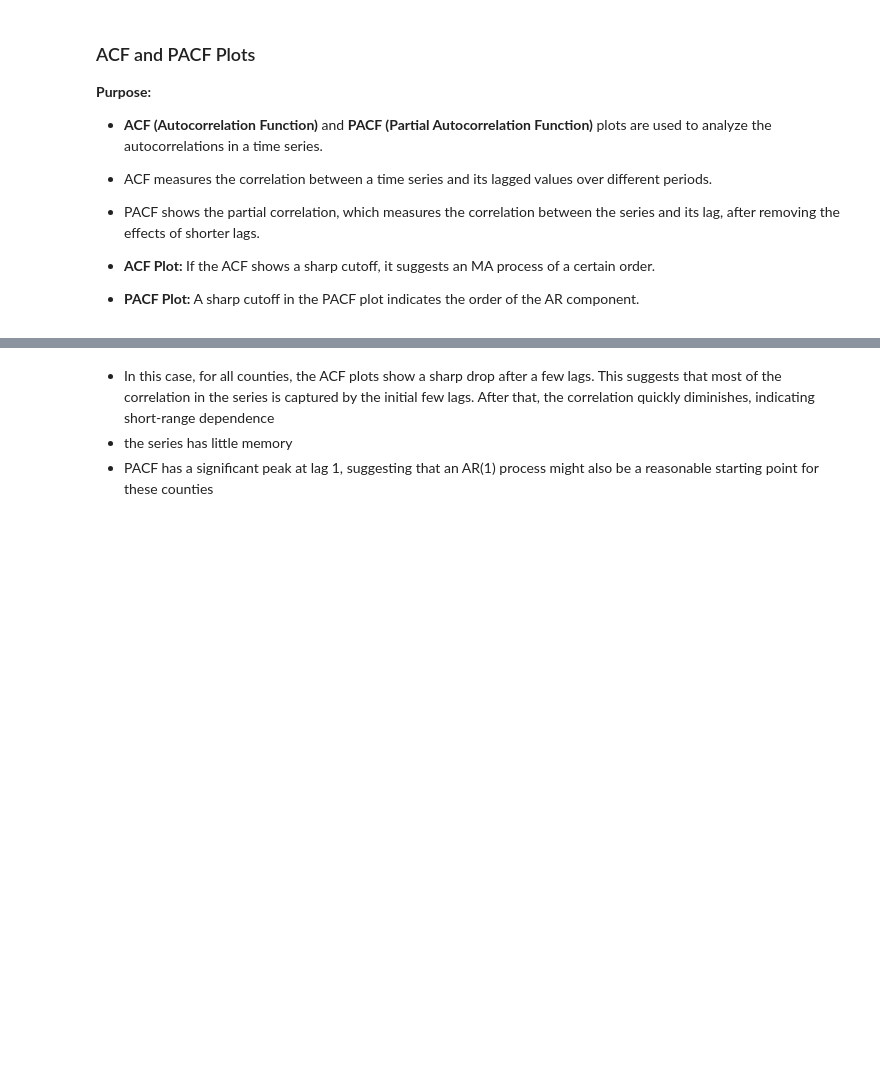
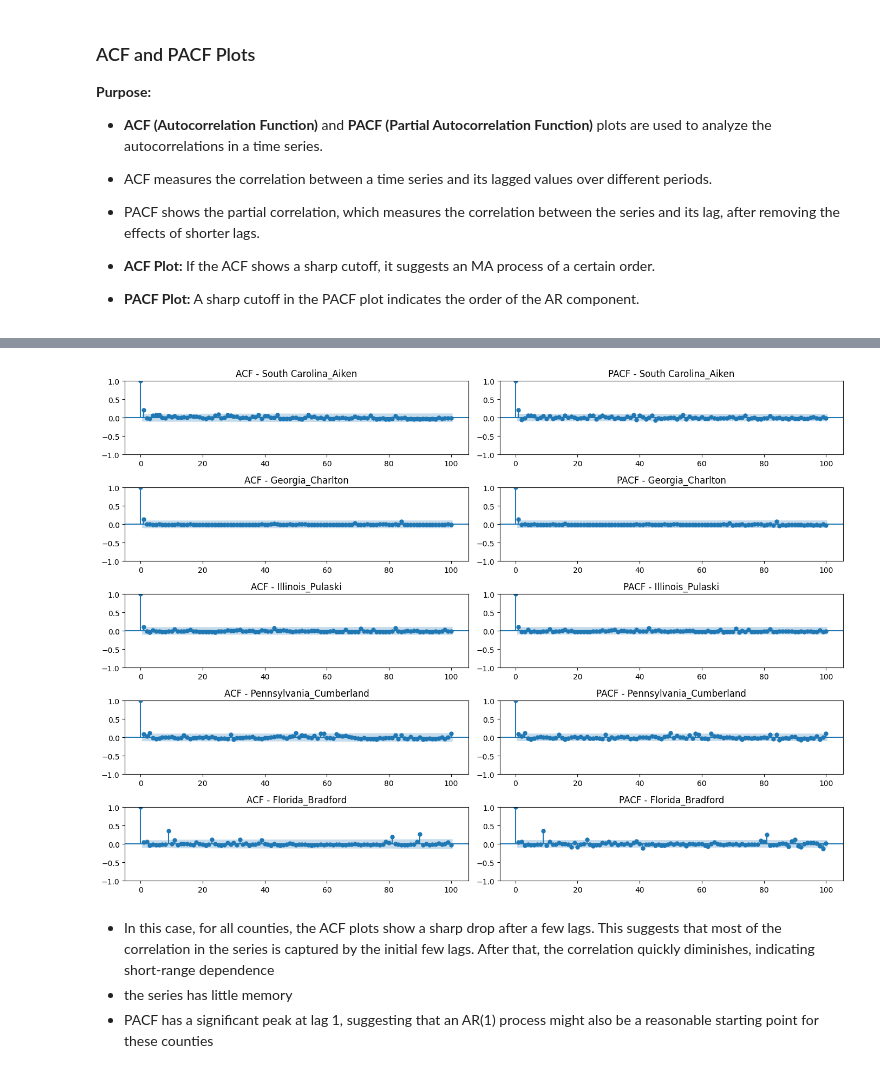
Before and after one commit to kwiatkowskaa/PowerOutage_Prediction, a Jupyter notebook: notebooks/03_model_development.ipynb, the cells around one changed output, grey strips where cells are left out. Drawn from its saved outputs; the diff is of its cells as text; code cells hidden in the pictures; blank space fills up the shorter version.

```diff
--- a/notebooks/03_model_development.ipynb
+++ b/notebooks/03_model_development.ipynb
@@ -340,3 +379,7 @@ plot_acf_pacf(dict_customers_out, 100)
+# %%
+plot_acf_pacf_random(dict_percent_customers_out, 100)
+# %% [output]
+[figure, added]
 # %% [markdown]
 - In this case, for all counties, the ACF plots show a sharp drop after a few lags. This suggests that most of the correlation in the series is captured by the initial few lags. After that, the correlation quickly diminishes, indicating short-range dependence
 - the series has little memory
```
Also changed, not shown: parts of 64 cells of this notebook.
